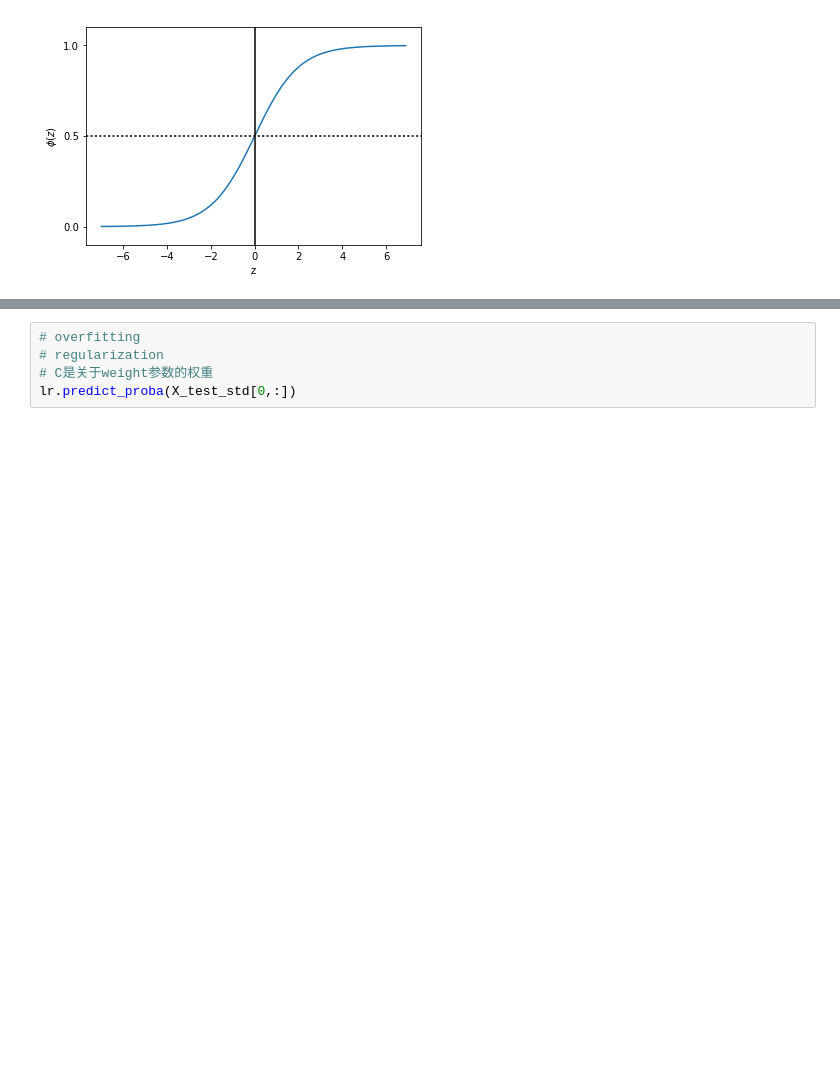
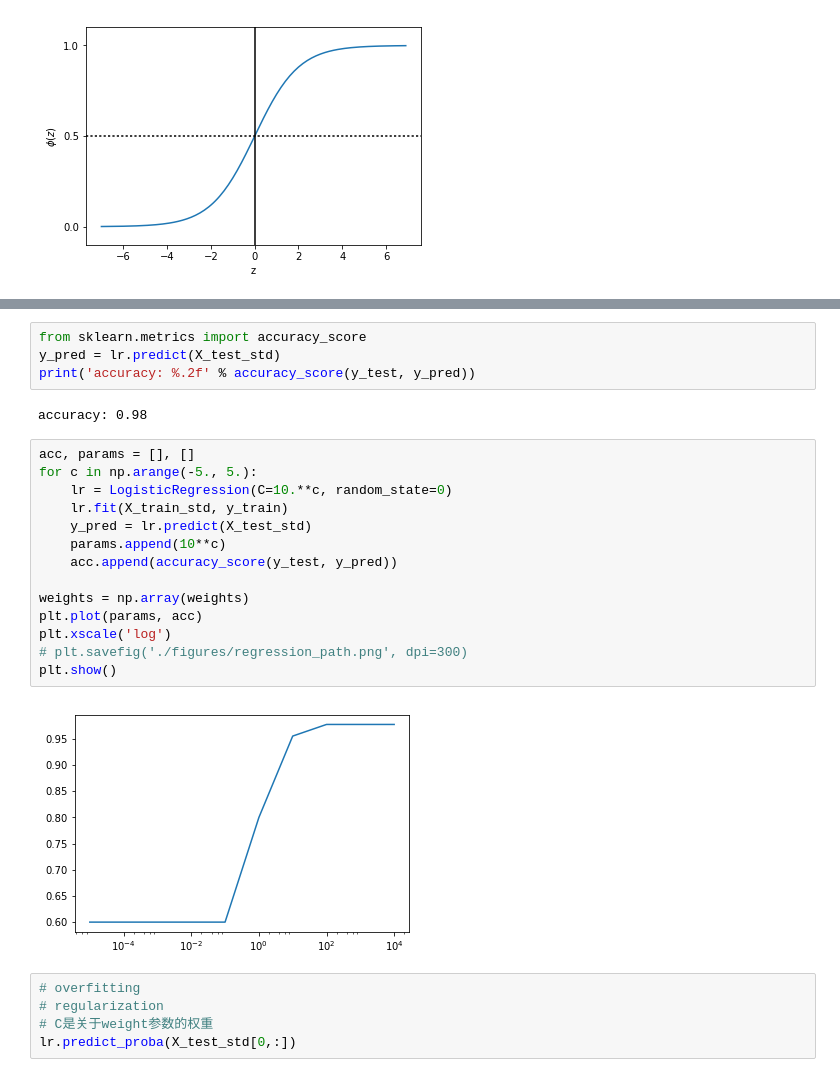
Before and after one commit to jt120/start-ml, a Jupyter notebook: pyml/chp03_scikit.ipynb, the cells around one changed output, grey strips where cells are left out. Saved outputs shown, nothing was run; the diff lists cells and outputs as text; blank space fills up the shorter version.

```diff
--- a/pyml/chp03_scikit.ipynb
+++ b/pyml/chp03_scikit.ipynb
@@ -110,3 +133,25 @@ plot_decision_regions(X_combined_std, y_combined, classifier=lr, test_idx=range(
+# %%
+from sklearn.metrics import accuracy_score
+y_pred = lr.predict(X_test_std)
+print('accuracy: %.2f' % accuracy_score(y_test, y_pred))
+# %% [output]
+accuracy: 0.98
+# %%
+acc, params = [], []
+for c in np.arange(-5., 5.):
+    lr = LogisticRegression(C=10.**c, random_state=0)
+    lr.fit(X_train_std, y_train)
+    y_pred = lr.predict(X_test_std)
+    params.append(10**c)
+    acc.append(accuracy_score(y_test, y_pred))
+
+weights = np.array(weights)
+plt.plot(params, acc)
+plt.xscale('log')
+# plt.savefig('./figures/regression_path.png', dpi=300)
+plt.show()
+# %% [output]
+[figure, added]
 # %%
 # overfitting
 # regularization
```
Also changed, not shown: parts of 4 cells of this notebook, 5 other files.
